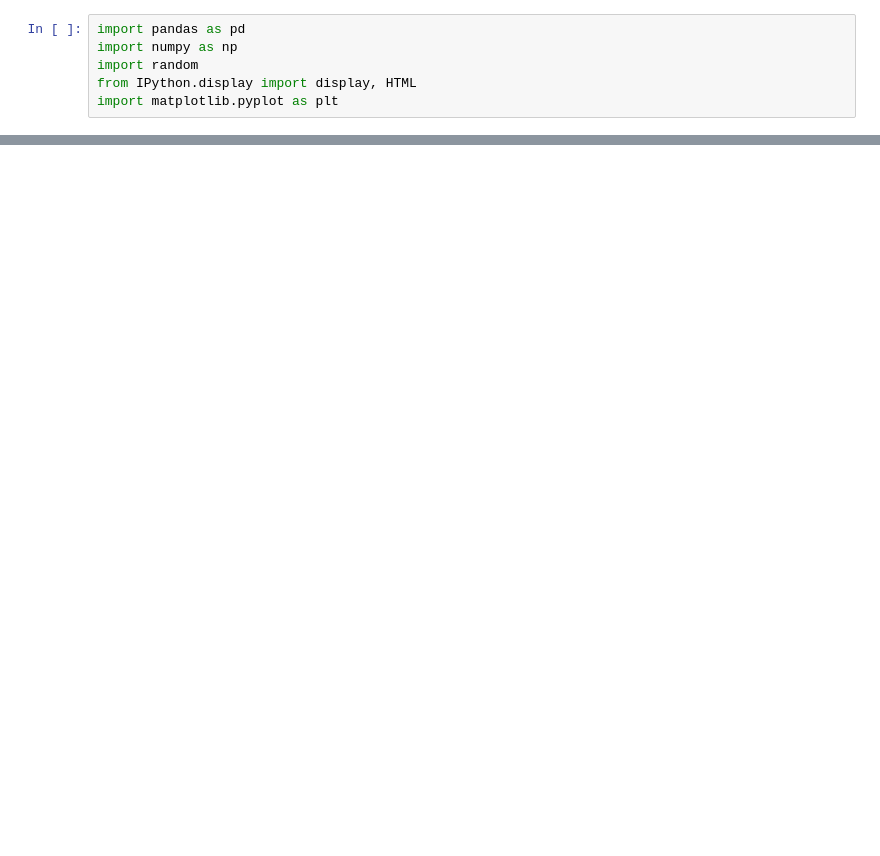
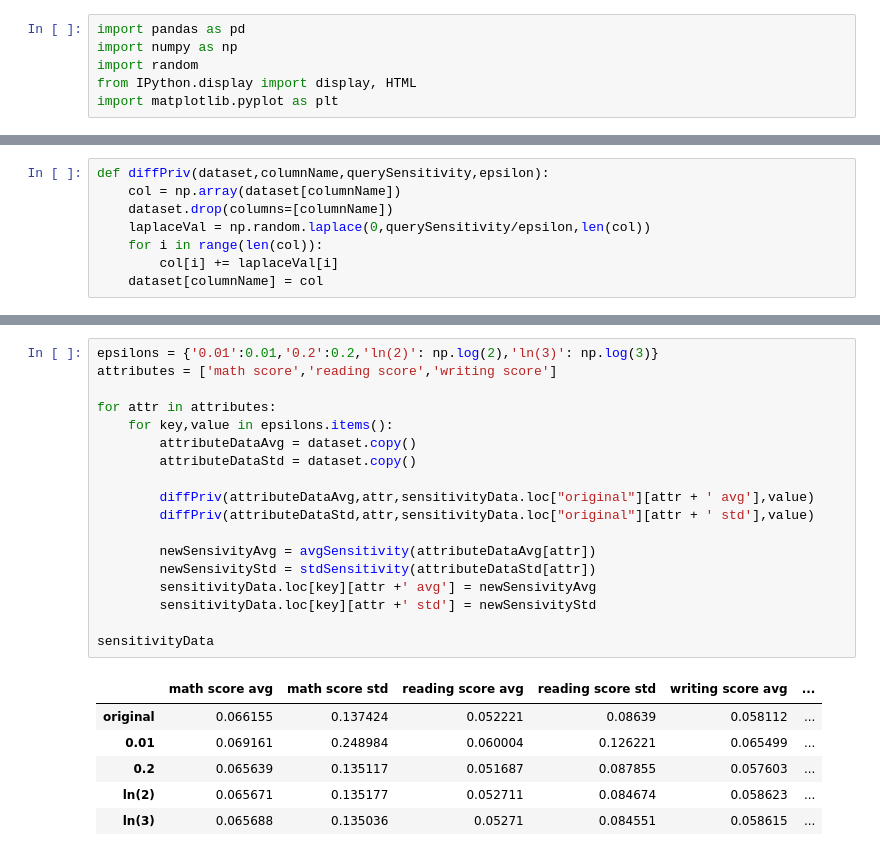
Before and after one commit to therealAlex23/Privacy-Preserving-Data-Publishing-Models, a Jupyter notebook: Exercise2.ipynb, the cells around one changed output, grey strips where cells are left out. Saved outputs shown, nothing was run; the diff lists cells and outputs as text; blank space fills up the shorter version.

```diff
--- a/Exercise2.ipynb
+++ b/Exercise2.ipynb
@@ -84,0 +91,8 @@ avgSensitivity(dataset,"math score")
+# %%
+def diffPriv(dataset,columnName,querySensitivity,epsilon):
+    col = np.array(dataset[columnName])
+    dataset.drop(columns=[columnName])
+    laplaceVal = np.random.laplace(0,querySensitivity/epsilon,len(col))
+    for i in range(len(col)):
+        col[i] += laplaceVal[i]
+    dataset[columnName] = col
@@ -84,0 +120,25 @@ avgSensitivity(dataset,"math score")
+# %%
+epsilons = {'0.01':0.01,'0.2':0.2,'ln(2)': np.log(2),'ln(3)': np.log(3)}
+attributes = ['math score','reading score','writing score']
+
+for attr in attributes:
+    for key,value in epsilons.items():
+        attributeDataAvg = dataset.copy()
+        attributeDataStd = dataset.copy()
+
+        diffPriv(attributeDataAvg,attr,sensitivityData.loc["original"][attr + ' avg'],value)
+        diffPriv(attributeDataStd,attr,sensitivityData.loc["original"][attr + ' std'],value)
+
+        newSensivityAvg = avgSensitivity(attributeDataAvg[attr])
+        newSensivityStd = stdSensitivity(attributeDataStd[attr])
+        sensitivityData.loc[key][attr +' avg'] = newSensivityAvg
+        sensitivityData.loc[key][attr +' std'] = newSensivityStd
+
+sensitivityData
+# %% [output]
+|  | math score avg | math score std | reading score avg | reading score std | writing score avg | ... |
+| original | 0.066155 | 0.137424 | 0.052221 | 0.08639 | 0.058112 | ... |
+| 0.01 | 0.069161 | 0.248984 | 0.060004 | 0.126221 | 0.065499 | ... |
+| 0.2 | 0.065639 | 0.135117 | 0.051687 | 0.087855 | 0.057603 | ... |
+| ln(2) | 0.065671 | 0.135177 | 0.052711 | 0.084674 | 0.058623 | ... |
+| ln(3) | 0.065688 | 0.135036 | 0.05271 | 0.084551 | 0.058615 | ... |
```
Also changed, not shown: parts of 15 cells of this notebook, 2 other files.
